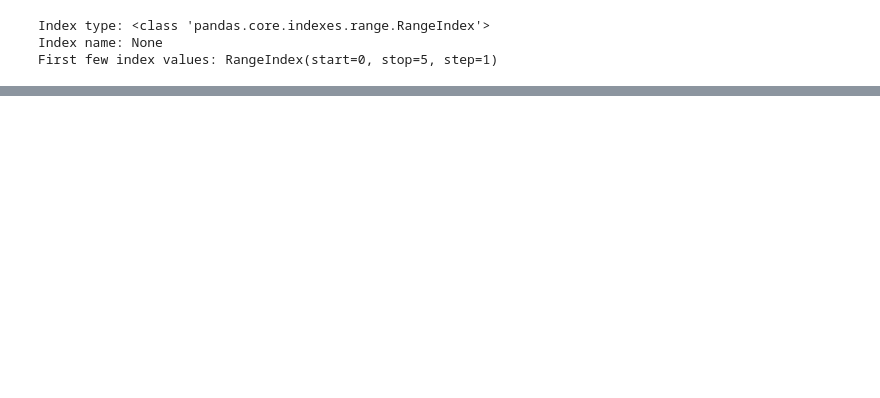
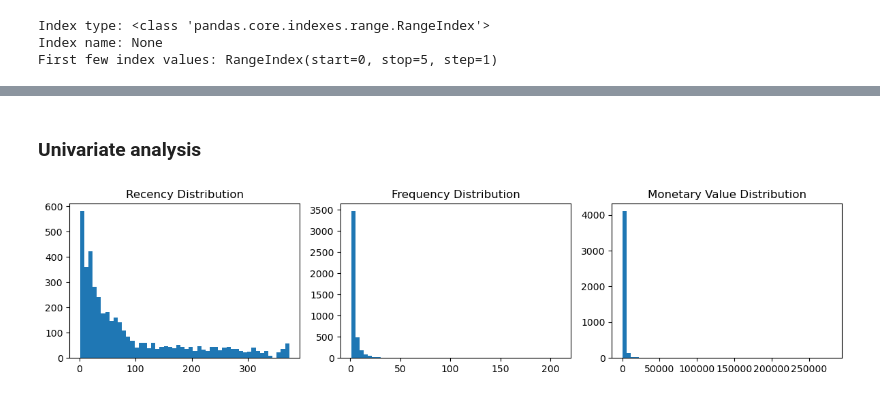
Before and after one commit to Bhavesh2123/Ecommerce-Customer-Segmentation-ltv, a Jupyter notebook: Notebooks/EDA.ipynb, the cells around one changed output, grey strips where cells are left out. Saved outputs shown, nothing was run; the diff lists cells and outputs as text; code cells hidden in the pictures; blank space fills up the shorter version.

```diff
--- a/Notebooks/EDA.ipynb
+++ b/Notebooks/EDA.ipynb
@@ -249,0 +307,20 @@ First few index values: RangeIndex(start=0, stop=5, step=1)
+# %%
+# Read the file properly from the beginning
+df = pd.read_csv('../Dataset/customer_data.csv', skiprows=1, header=None)
+
+# The first row contains the column names, so let's handle it properly
+column_names = ['CustomerID', 'Recency', 'Frequency', 'MonetaryValue']
+
+# Create proper DataFrame
+df = pd.DataFrame(
+    df[0].str.split(',', expand=True).values,
+    columns=column_names
+)
+
+# Convert to proper data types
+df['Recency'] = df['Recency'].astype(int)
+df['Frequency'] = df['Frequency'].astype(int)
+df['MonetaryValue'] = df['MonetaryValue'].astype(float)
+
+print("Properly formatted DataFrame:")
+print(df.head())
@@ -249,0 +335,26 @@ First few index values: RangeIndex(start=0, stop=5, step=1)
+# %% [markdown]
+### Univariate analysis
+# %%
+import pandas as pd
+import matplotlib.pyplot as plt
+
+
+plt.figure(figsize=(12,3))
+
+
+plt.subplot(1,3,1)
+plt.hist(df['Recency'], bins=50)
+plt.title("Recency Distribution")
+
+plt.subplot(1,3,2)
+plt.hist(df['Frequency'], bins=50)
+plt.title("Frequency Distribution")
+
+plt.subplot(1,3,3)
+plt.hist(df['MonetaryValue'], bins=50)
+plt.title("Monetary Value Distribution")
+
+plt.tight_layout()
+plt.show()
+# %% [output]
+[figure, added]
```
Also changed, not shown: parts of 22 cells of this notebook, 3 other files.
